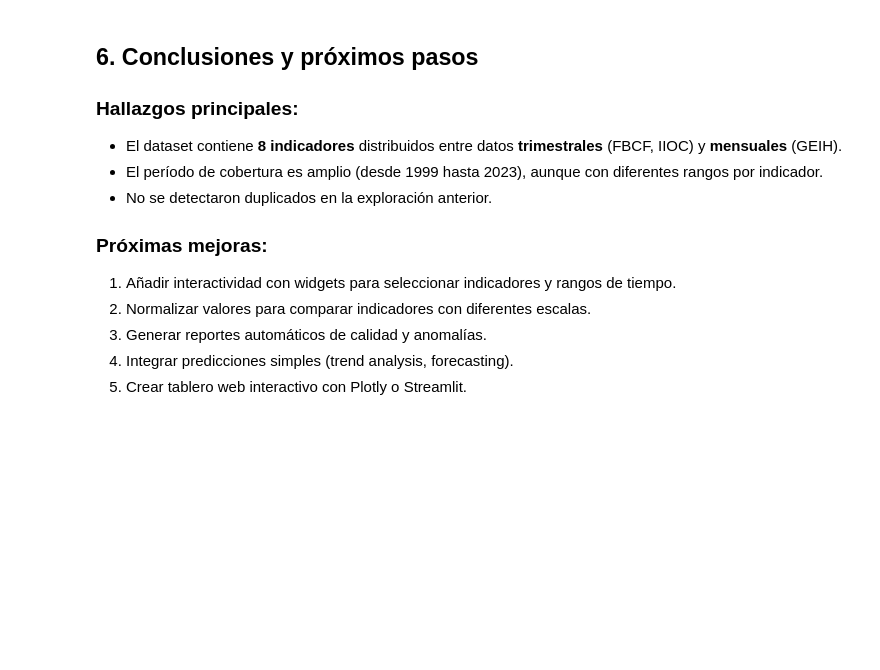
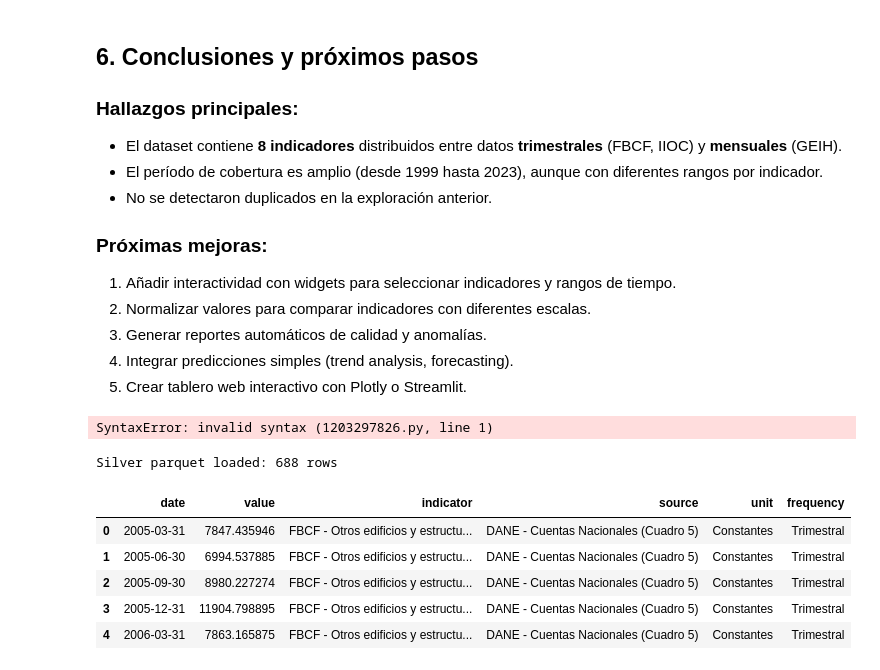
Before and after one commit to luisangelgar08/proyecto_seminario, a Jupyter notebook: notebooks/dashboard_prototype.ipynb, the cells around one changed output. Drawn from its saved outputs; the diff is of its cells as text; code cells hidden in the pictures; blank space fills up the shorter version.

```diff
--- a/notebooks/dashboard_prototype.ipynb
+++ b/notebooks/dashboard_prototype.ipynb
@@ -228,3 +228,27 @@ display(agg_indicators)
 3. Generar reportes automáticos de calidad y anomalías.
 4. Integrar predicciones simples (trend analysis, forecasting).
 5. Crear tablero web interactivo con Plotly o Streamlit.
+# %%
+<VSCode.Cell language="markdown">
+## 0. Novedades de la versión
+
+En esta versión del pipeline se introducen las capas *silver* y *gold*, junto con un orquestador y chequeos de calidad automáticos. A continuación se muestran ejemplos de cómo trabajar con los nuevos artefactos y validar los datos directamente desde el notebook.
+</VSCode.Cell>
+# %% [output]
+SyntaxError: invalid syntax (1203297826.py, line 1)
+# %%
+# Cargar directamente desde los nuevos archivos parquet (capa silver)
+import pandas as pd
+
+silver_path = '../data/silver/indicators_tidy.parquet'
+df_silver = pd.read_parquet(silver_path)
+print('Silver parquet loaded:', len(df_silver), 'rows')
+df_silver.head()
+# %% [output]
+Silver parquet loaded: 688 rows
+|  | date | value | indicator | source | unit | frequency |
+| 0 | 2005-03-31 | 7847.435946 | FBCF - Otros edificios y estructu... | DANE - Cuentas Nacionales (Cuadro 5) | Constantes | Trimestral |
+| 1 | 2005-06-30 | 6994.537885 | FBCF - Otros edificios y estructu... | DANE - Cuentas Nacionales (Cuadro 5) | Constantes | Trimestral |
+| 2 | 2005-09-30 | 8980.227274 | FBCF - Otros edificios y estructu... | DANE - Cuentas Nacionales (Cuadro 5) | Constantes | Trimestral |
+| 3 | 2005-12-31 | 11904.798895 | FBCF - Otros edificios y estructu... | DANE - Cuentas Nacionales (Cuadro 5) | Constantes | Trimestral |
+| 4 | 2006-03-31 | 7863.165875 | FBCF - Otros edificios y estructu... | DANE - Cuentas Nacionales (Cuadro 5) | Constantes | Trimestral |
```
Also changed, not shown: parts of 10 cells of this notebook, 36 other files.
